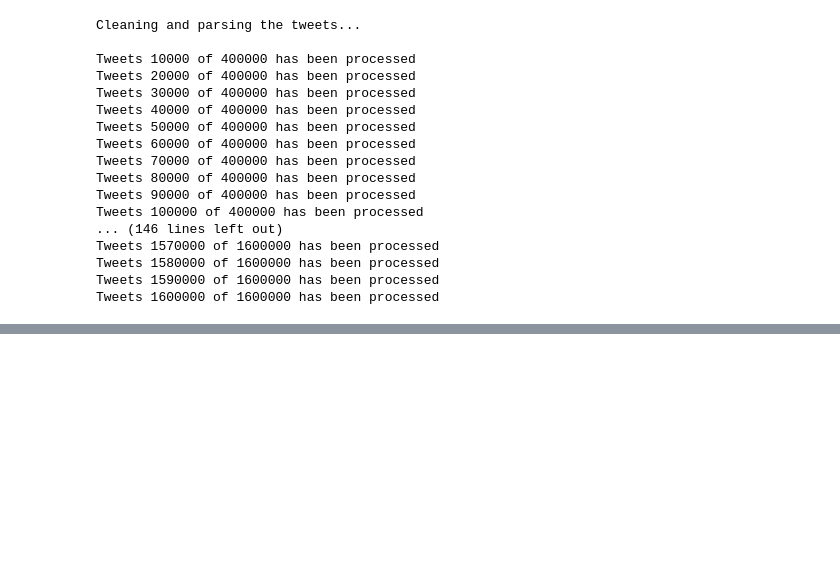
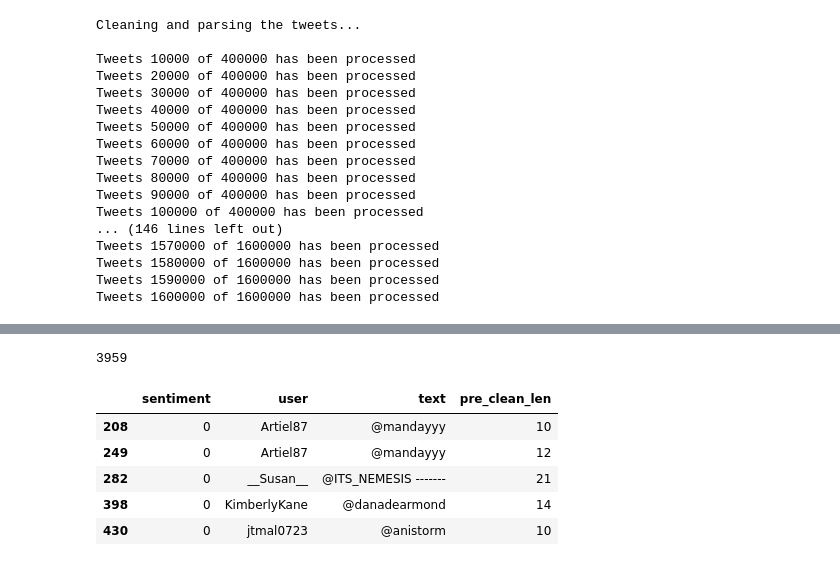
Before and after one commit to singhaditya8499/NLP-Study, a Jupyter notebook: Twitter_sentiment_analysis/Sentiment_analysis/data_peek_preprocessing.ipynb, the cells around one changed output, grey strips where cells are left out. Drawn from its saved outputs; the diff is of its cells as text; code cells hidden in the pictures; blank space fills up the shorter version.

```diff
--- a/Twitter_sentiment_analysis/Sentiment_analysis/data_peek_preprocessing.ipynb
+++ b/Twitter_sentiment_analysis/Sentiment_analysis/data_peek_preprocessing.ipynb
@@ -163,0 +187,13 @@ my_data.head()
+# %%
+np.sum(my_data.isnull().any(axis=1))
+# %% [output]
+3959
+# %%
+data.iloc[my_data[my_data.isnull().any(axis=1)].index, :].head()
+# %% [output]
+|  | sentiment | user | text | pre_clean_len |
+| 208 | 0 | Artiel87 | @mandayyy | 10 |
+| 249 | 0 | Artiel87 | @mandayyy | 12 |
+| 282 | 0 | __Susan__ | @ITS_NEMESIS ------- | 21 |
+| 398 | 0 | KimberlyKane | @danadearmond | 14 |
+| 430 | 0 | jtmal0723 | @anistorm | 10 |
```
Also changed, not shown: parts of 6 cells of this notebook, 1 other file.
